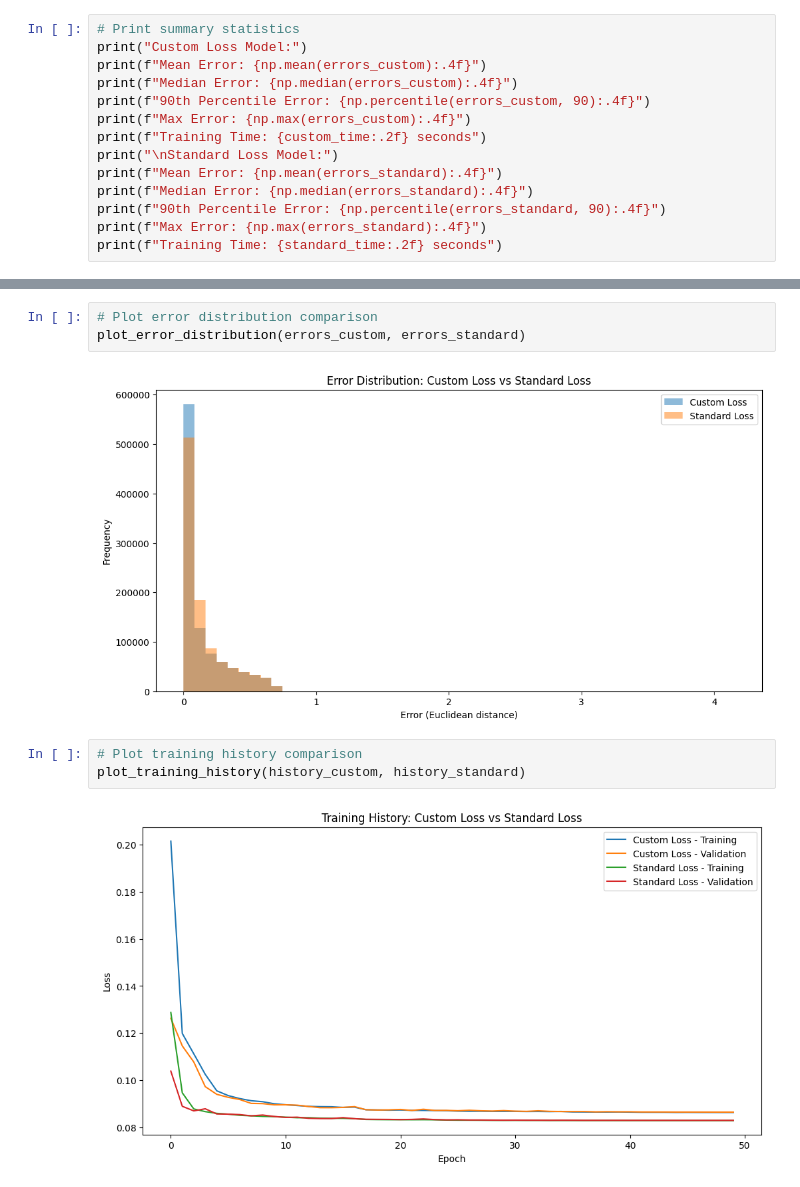
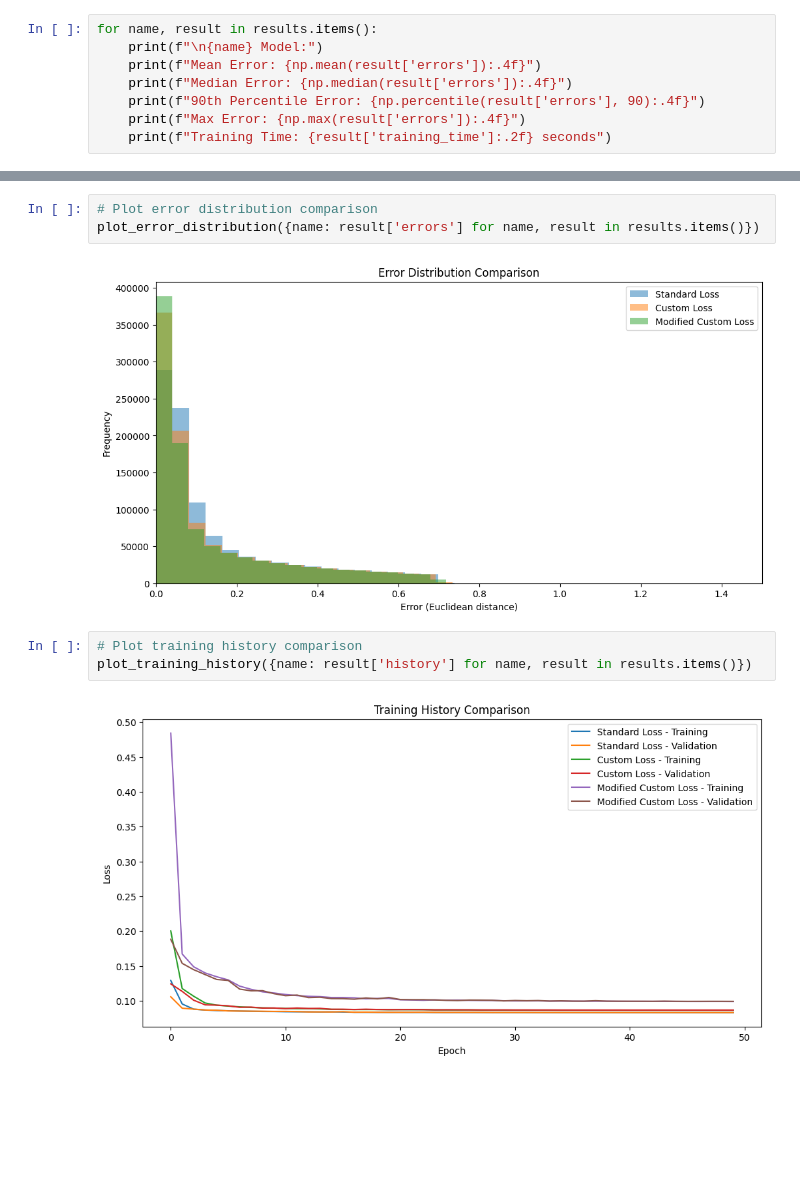
Before and after one commit to moh-C/3DoF-RoboticArm-IK-NN, a Jupyter notebook: CustomLoss.ipynb, the cells around one changed output, grey strips where cells are left out. Saved outputs shown, nothing was run; the diff lists cells and outputs as text; blank space fills up the shorter version.

Commit message:
Custom losses added. Huber loss!

```diff
--- a/CustomLoss.ipynb
+++ b/CustomLoss.ipynb
@@ -173,15 +224,9 @@ Epoch 50/50
 # %%
-# Print summary statistics
-print("Custom Loss Model:")
-print(f"Mean Error: {np.mean(errors_custom):.4f}")
-print(f"Median Error: {np.median(errors_custom):.4f}")
-print(f"90th Percentile Error: {np.percentile(errors_custom, 90):.4f}")
-print(f"Max Error: {np.max(errors_custom):.4f}")
-print(f"Training Time: {custom_time:.2f} seconds")
-print("\nStandard Loss Model:")
-print(f"Mean Error: {np.mean(errors_standard):.4f}")
-print(f"Median Error: {np.median(errors_standard):.4f}")
-print(f"90th Percentile Error: {np.percentile(errors_standard, 90):.4f}")
-print(f"Max Error: {np.max(errors_standard):.4f}")
-print(f"Training Time: {standard_time:.2f} seconds")
+for name, result in results.items():
+    print(f"\n{name} Model:")
+    print(f"Mean Error: {np.mean(result['errors']):.4f}")
+    print(f"Median Error: {np.median(result['errors']):.4f}")
+    print(f"90th Percentile Error: {np.percentile(result['errors'], 90):.4f}")
+    print(f"Max Error: {np.max(result['errors']):.4f}")
+    print(f"Training Time: {result['training_time']:.2f} seconds")
 # %% [output]
@@ -201,11 +261,11 @@ Training Time: 162.07 seconds
 # %%
 # Plot error distribution comparison
-plot_error_distribution(errors_custom, errors_standard)
+plot_error_distribution({name: result['errors'] for name, result in results.items()})
 # %% [output]
-[figure, old version]
+[figure, new version]
 # %%
 # Plot training history comparison
-plot_training_history(history_custom, history_standard)
+plot_training_history({name: result['history'] for name, result in results.items()})
 # %% [output]
-[figure, old version]
+[figure, new version]
 # %%
```
Also changed, not shown: parts of 7 cells of this notebook, 1 other file.
